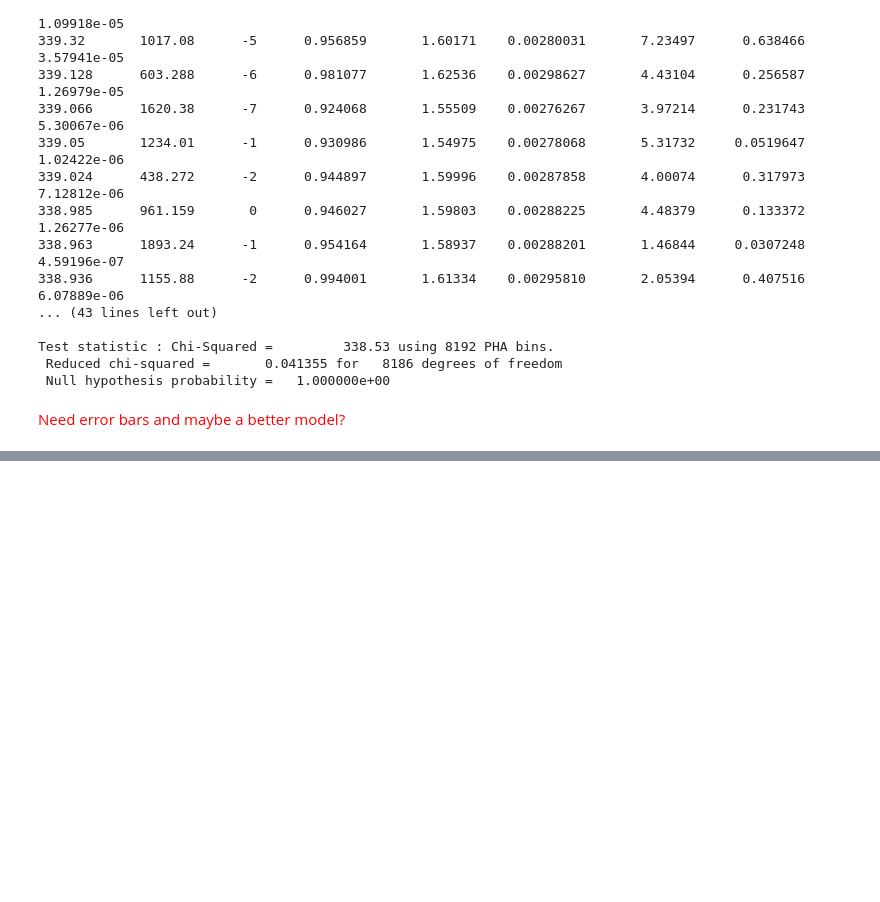
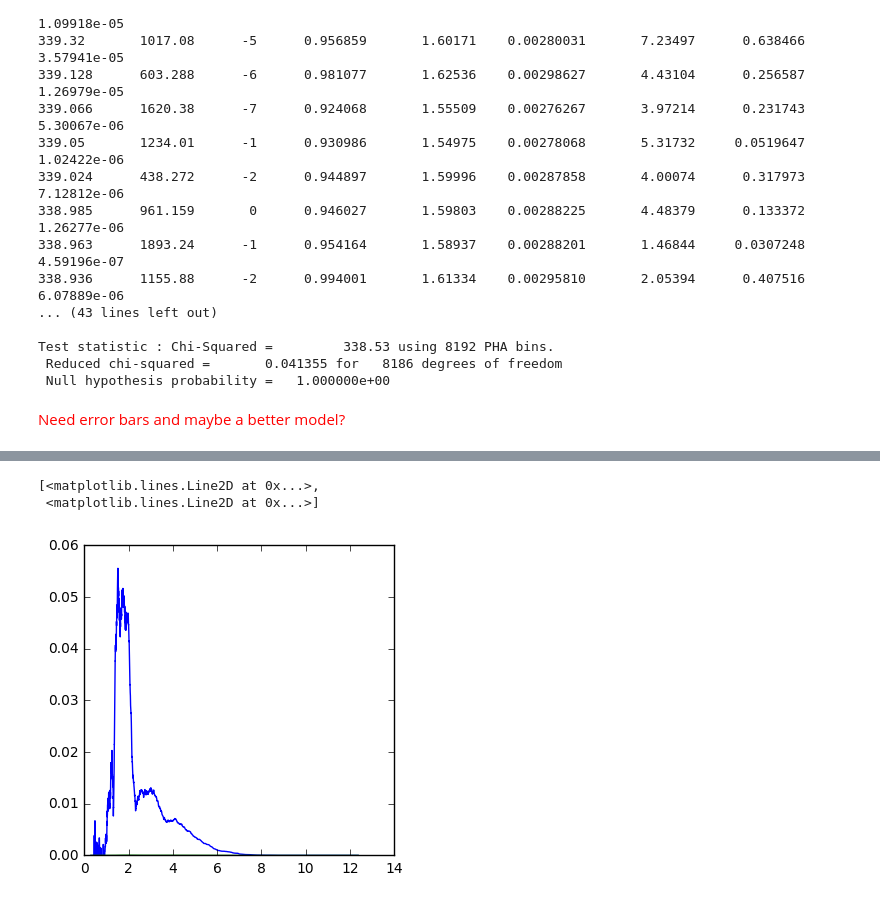
Before and after one commit to NASA-NAVO/aas_workshop_2018, a Jupyter notebook: heasarc/heasarc_Spectral_Access.ipynb, the cells around one changed output, grey strips where cells are left out. Drawn from its saved outputs; the diff is of its cells as text; code cells hidden in the pictures; blank space fills up the shorter version.

```diff
--- a/heasarc/heasarc_Spectral_Access.ipynb
+++ b/heasarc/heasarc_Spectral_Access.ipynb
@@ -226,0 +227,28 @@ plt.ylabel('counts/cm^2/sec/chan')
+# %%
+xspec.Plot.device = "/NULL" # suppress graphic output but fill Plot.x(),Plot.y()
+xspec.Plot.device = "/nu"
+# %%
+
+ax = plt.subplot(111)
+
+from astropy.convolution import convolve, Box1DKernel
+import numpy as np
+nbins=100 # Boxcar width
+plt.rcParams['figure.figsize'] = (4, 4)
+
+xspec.Plot.xAxis = "keV"
+#pha.Plot.yLog = True
+xspec.Plot("data")
+xVals = xspec.Plot.x()
+yVals = xspec.Plot.y()
+xErrs = xspec.Plot.xErr()
+yErrs = xspec.Plot.yErr()
+
+
+plt.plot(xVals, convolve(np.asarray(yVals),Box1DKernel(nbins)),
+         xVals, convolve(np.asarray(m.folded(1)),Box1DKernel(nbins))
+        )
+# %% [output]
+[<matplotlib.lines.Line2D at 0x...>,
+ <matplotlib.lines.Line2D at 0x...>]
+[figure, added]
```
Also changed, not shown: parts of 1 cell of this notebook.
